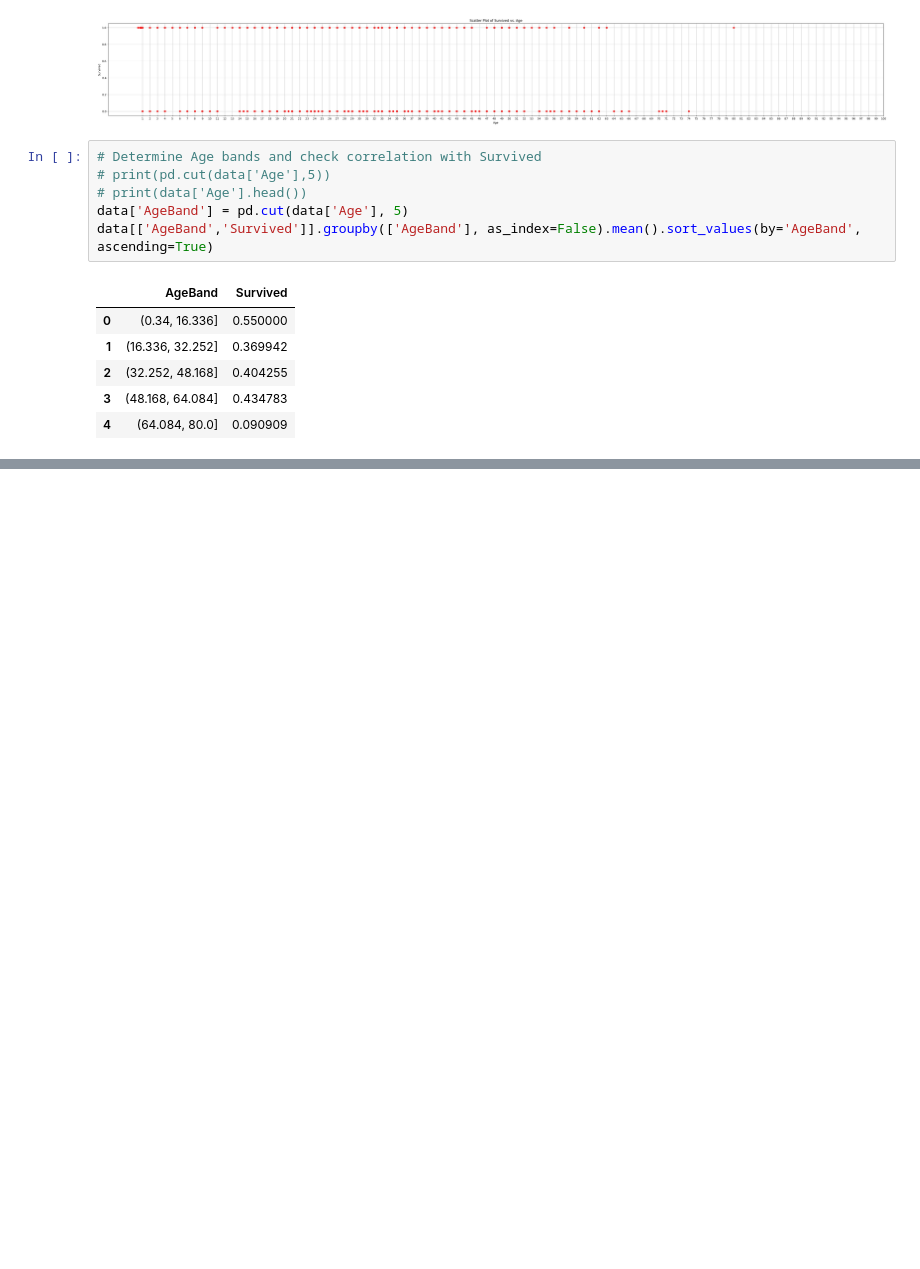
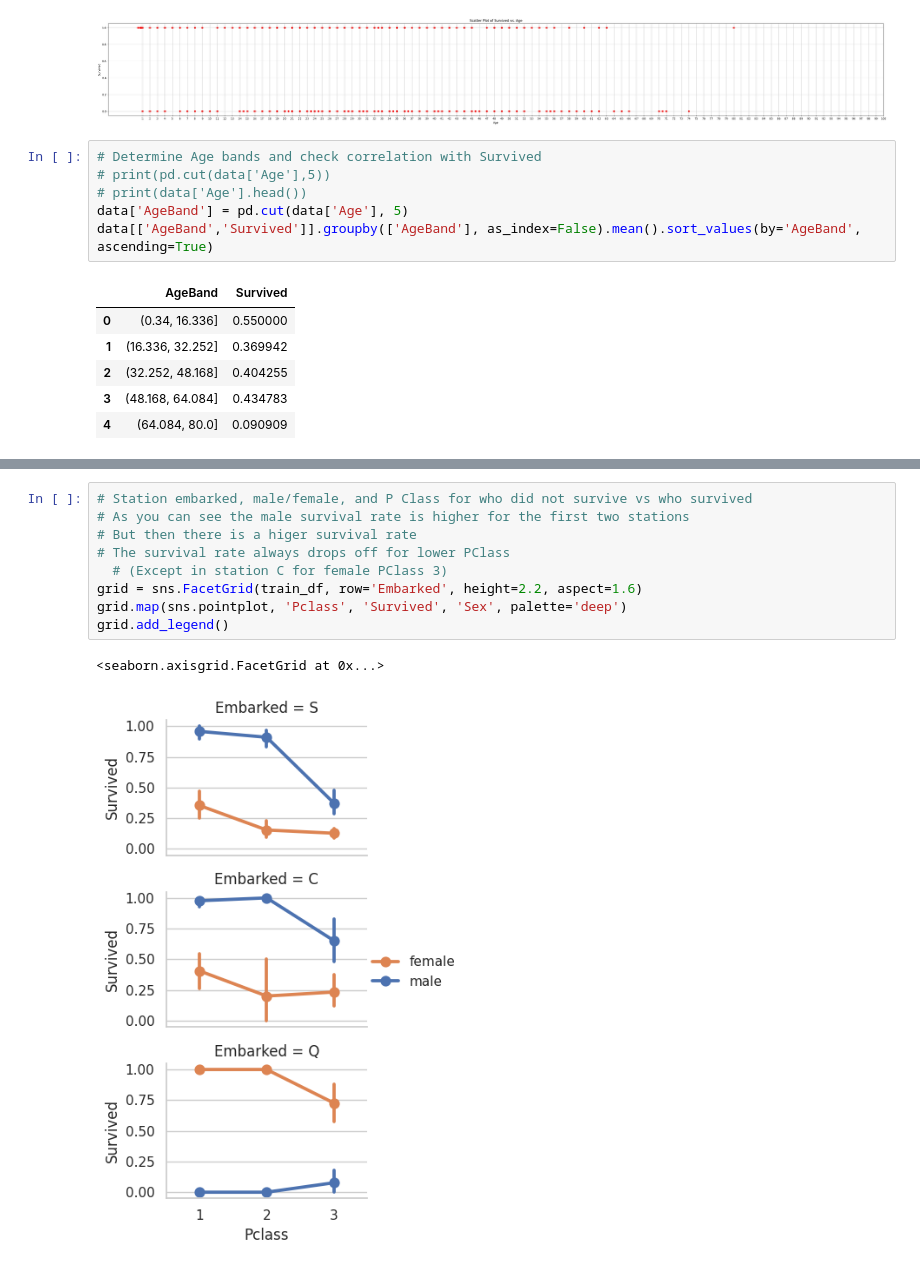
Before and after one commit to AndrewstheBuilder/DeepLearning, a Jupyter notebook: TitanicKaggleChallenge_Blog.ipynb, the cells around one changed output, grey strips where cells are left out. Drawn from its saved outputs; the diff is of its cells as text; blank space fills up the shorter version.

```diff
--- a/TitanicKaggleChallenge_Blog.ipynb
+++ b/TitanicKaggleChallenge_Blog.ipynb
@@ -139,0 +342,12 @@ data[['AgeBand','Survived']].groupby(['AgeBand'], as_index=False).mean().sort_va
+# %%
+# Station embarked, male/female, and P Class for who did not survive vs who survived
+# As you can see the male survival rate is higher for the first two stations
+# But then there is a higer survival rate
+# The survival rate always drops off for lower PClass
+  # (Except in station C for female PClass 3)
+grid = sns.FacetGrid(train_df, row='Embarked', height=2.2, aspect=1.6)
+grid.map(sns.pointplot, 'Pclass', 'Survived', 'Sex', palette='deep')
+grid.add_legend()
+# %% [output]
+<seaborn.axisgrid.FacetGrid at 0x...>
+[figure, added]
```
Also changed, not shown: parts of 22 cells of this notebook.
